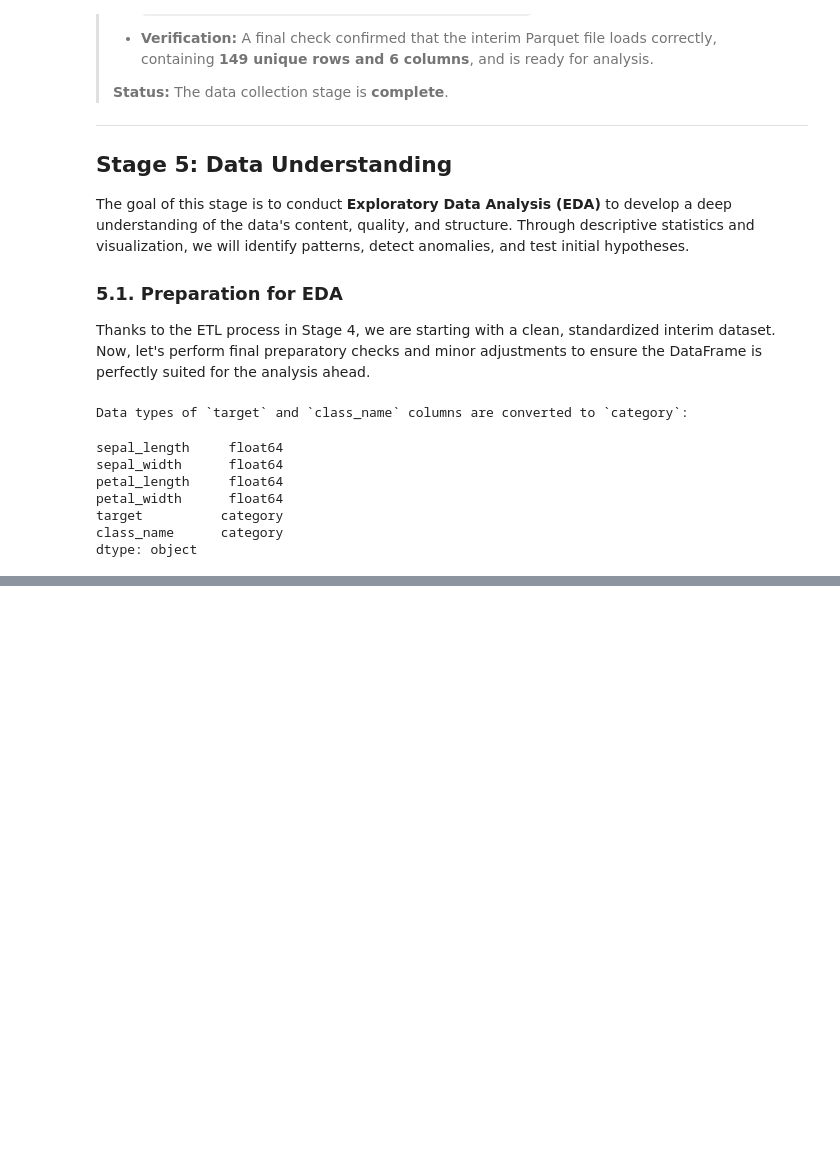
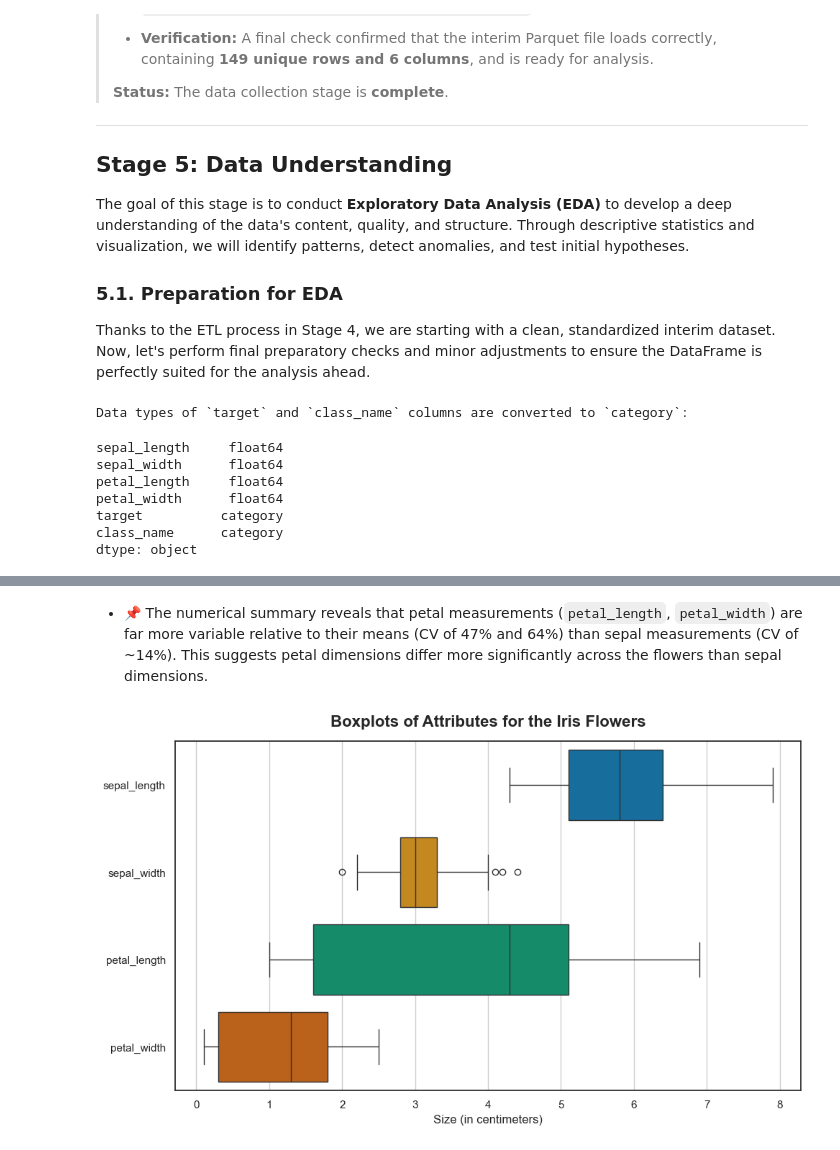
Before and after one commit to ibrahim-kocyigit/kocyigit-dsml, a Jupyter notebook: 03_specializations/02_machine_learning_with_python/03_non-linear_and_ensemble_models/07_multi_class_classification_lab.ipynb, the cells around one changed output, grey strips where cells are left out. Saved outputs shown, nothing was run; the diff lists cells and outputs as text; code cells hidden in the pictures; blank space fills up the shorter version.

```diff
--- a/03_specializations/02_machine_learning_with_python/03_non-linear_and_ensemble_models/07_multi_class_classification_lab.ipynb
+++ b/03_specializations/02_machine_learning_with_python/03_non-linear_and_ensemble_models/07_multi_class_classification_lab.ipynb
@@ -251,0 +272,12 @@ dtype: object
+# %% [markdown]
+* 📌 The numerical summary reveals that petal measurements (`petal_length`, `petal_width`) are far more variable relative to their means (CV of 47% and 64%) than sepal measurements (CV of ~14%). This suggests petal dimensions differ more significantly across the flowers than sepal dimensions.
+# %%
+# Visualize the boxplots of numerical independent variables sharing the same units
+plt.figure(figsize=(10, 6))
+sns.boxplot(data=iris_eda[numerical_cols], orient="h")
+plt.title("Boxplots of Attributes for the Iris Flowers", fontsize=16, fontweight="bold", pad=15)
+plt.xlabel("Size (in centimeters)")
+plt.grid(axis="x")
+plt.show()
+# %% [output]
+[figure, added]
```
Also changed, not shown: parts of 12 cells of this notebook.
